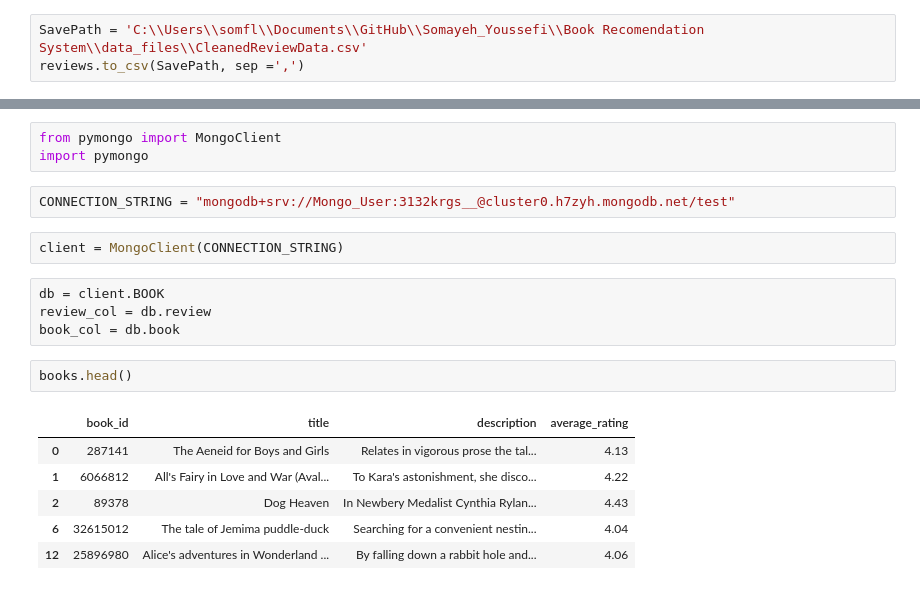
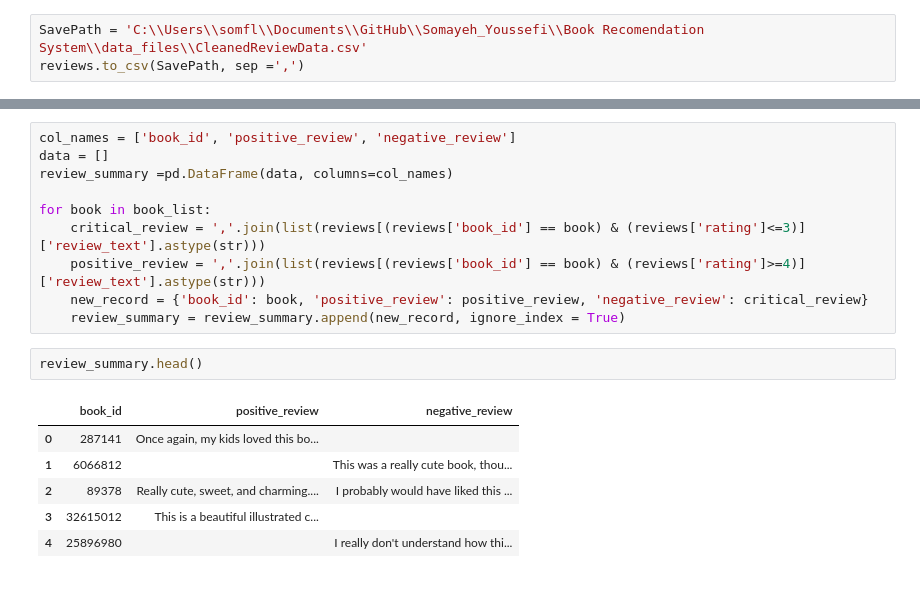
Before and after one commit to somayehY/Somayeh_Youssefi, a Jupyter notebook: Book Recomendation System/BookRecomSys_DataWrangling.ipynb, the cells around one changed output, grey strips where cells are left out. Saved outputs shown, nothing was run; the diff lists cells and outputs as text.

```diff
--- a/Book Recomendation System/BookRecomSys_DataWrangling.ipynb
+++ b/Book Recomendation System/BookRecomSys_DataWrangling.ipynb
@@ -839,20 +685,19 @@ reviews.to_csv(SavePath, sep =',')
-# %%
-from pymongo import MongoClient
-import pymongo
-# %%
-CONNECTION_STRING = "mongodb+srv://Mongo_User:3132krgs__@cluster0.h7zyh.mongodb.net/test"
-# %%
-client = MongoClient(CONNECTION_STRING)
-# %%
-db = client.BOOK
-review_col = db.review
-book_col = db.book
+# %%
+col_names = ['book_id', 'positive_review', 'negative_review']
+data = []
+review_summary =pd.DataFrame(data, columns=col_names)
+
+for book in book_list:
+    critical_review = ','.join(list(reviews[(reviews['book_id'] == book) & (reviews['rating']<=3)]['review_text'].astype(str)))
+    positive_review = ','.join(list(reviews[(reviews['book_id'] == book) & (reviews['rating']>=4)]['review_text'].astype(str)))
+    new_record = {'book_id': book, 'positive_review': positive_review, 'negative_review': critical_review}
+    review_summary = review_summary.append(new_record, ignore_index = True)
 # %%
-books.head()
+review_summary.head()
 # %% [output]
-|  | book_id | title | description | average_rating |
-| 0 | 287141 | The Aeneid for Boys and Girls | Relates in vigorous prose the tal... | 4.13 |
-| 1 | 6066812 | All's Fairy in Love and War (Aval... | To Kara's astonishment, she disco... | 4.22 |
-| 2 | 89378 | Dog Heaven | In Newbery Medalist Cynthia Rylan... | 4.43 |
-| 6 | 32615012 | The tale of Jemima puddle-duck | Searching for a convenient nestin... | 4.04 |
-| 12 | 25896980 | Alice's adventures in Wonderland ... | By falling down a rabbit hole and... | 4.06 |
+|  | book_id | positive_review | negative_review |
+| 0 | 287141 | Once again, my kids loved this bo... |  |
+| 1 | 6066812 |  | This was a really cute book, thou... |
+| 2 | 89378 | Really cute, sweet, and charming.... | I probably would have liked this ... |
+| 3 | 32615012 | This is a beautiful illustrated c... |  |
+| 4 | 25896980 |  | I really don't understand how thi... |
```
Also changed, not shown: parts of 63 cells of this notebook.
